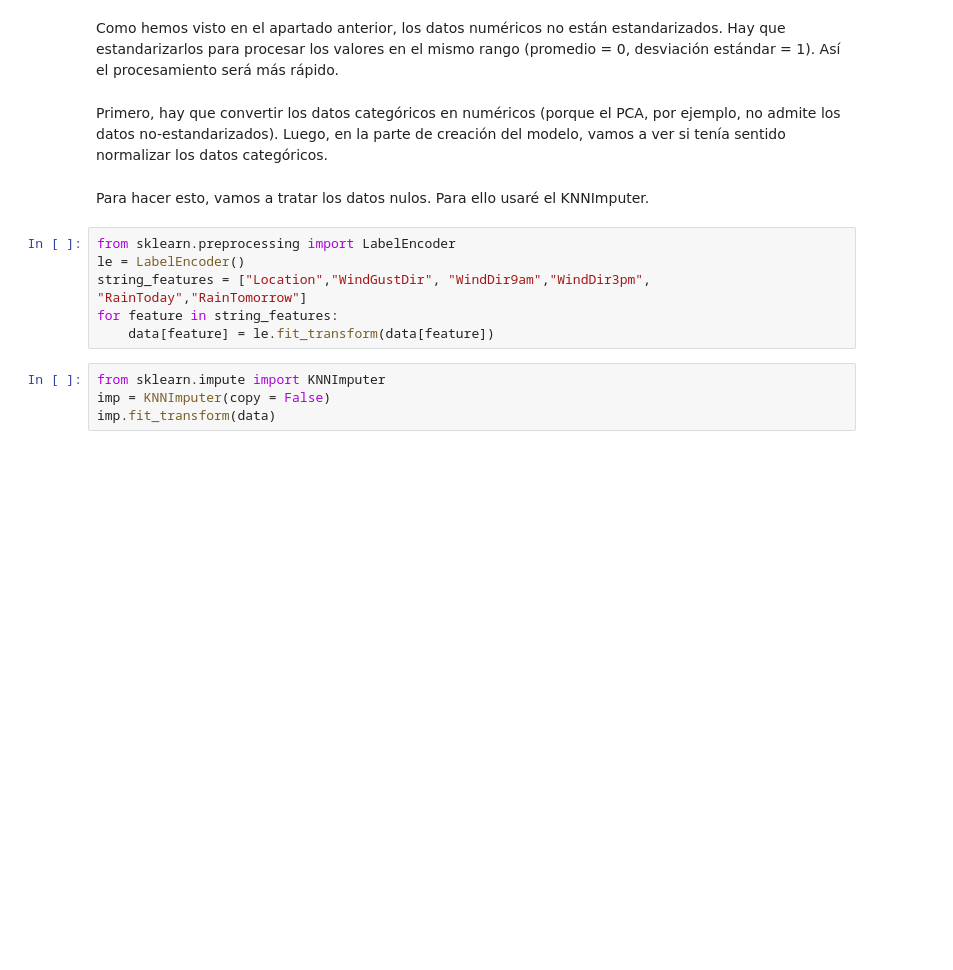
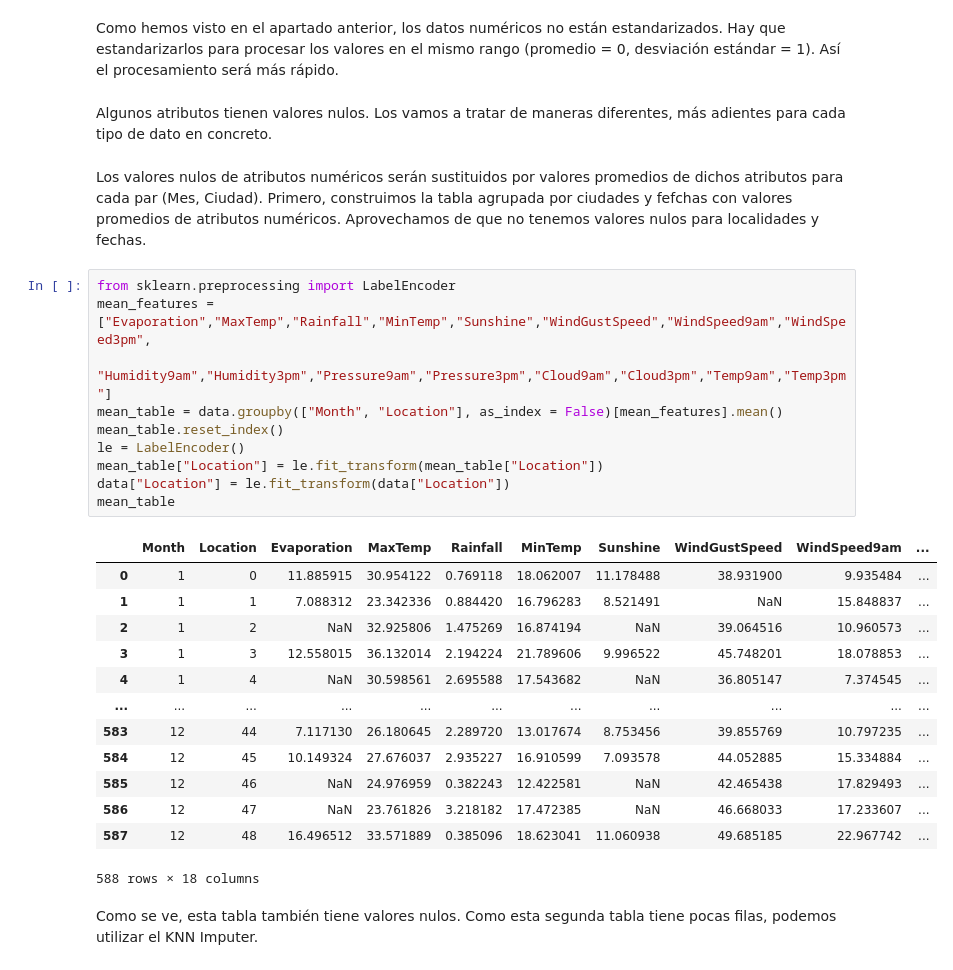
Before and after one commit to susana99ssr/Pr-ctica-2-Aprenentatge-Computacional, a Jupyter notebook: Practica2M.ipynb, the cells around one changed output. Drawn from its saved outputs; the diff is of its cells as text; blank space fills up the shorter version.

Commit message:
Preprocessing, model selection
Lo único que me falta es entrenar los modelos y construir los gráficos. Espero acabarlo todo por la mañana.

```diff
--- a/Practica2M.ipynb
+++ b/Practica2M.ipynb
@@ -96,17 +96,33 @@ El atributo objetivo no está blanceado (tiene 110316 entradas negativas, que es
 ## Preprocessing
 # %% [markdown]
 Como hemos visto en el apartado anterior, los datos numéricos no están estandarizados. Hay que estandarizarlos para procesar los valores en el mismo rango (promedio = 0, desviación estándar = 1). Así el procesamiento será más rápido.
-# %% [markdown]
-Primero, hay que convertir los datos categóricos en numéricos (porque el PCA, por ejemplo, no admite los datos no-estandarizados). Luego, en la parte de creación del modelo, vamos a ver si tenía sentido normalizar los datos categóricos.
-# %% [markdown]
-Para hacer esto, vamos a tratar los datos nulos. Para ello usaré el KNNImputer.
-# %%
-from sklearn.preprocessing import LabelEncoder
-le = LabelEncoder()
-string_features = ["Location","WindGustDir", "WindDir9am","WindDir3pm", "RainToday","RainTomorrow"]
-for feature in string_features:
-    data[feature] = le.fit_transform(data[feature])
+# %% [markdown]
+Algunos atributos tienen valores nulos. Los vamos a tratar de maneras diferentes, más adientes para cada tipo de dato en concreto.
+# %% [markdown]
+Los valores nulos de atributos numéricos serán sustituidos por valores promedios de dichos atributos para cada par (Mes, Ciudad). Primero, construimos la tabla agrupada por ciudades y fefchas con valores promedios de atributos numéricos. Aprovechamos de que no tenemos valores nulos para localidades y fechas.
 # %%
-from sklearn.impute import KNNImputer
-imp = KNNImputer(copy = False)
-imp.fit_transform(data)
+from sklearn.preprocessing import LabelEncoder
+mean_features = ["Evaporation","MaxTemp","Rainfall","MinTemp","Sunshine","WindGustSpeed","WindSpeed9am","WindSpeed3pm",
+                "Humidity9am","Humidity3pm","Pressure9am","Pressure3pm","Cloud9am","Cloud3pm","Temp9am","Temp3pm"]
+mean_table = data.groupby(["Month", "Location"], as_index = False)[mean_features].mean()
+mean_table.reset_index()
+le = LabelEncoder()
+mean_table["Location"] = le.fit_transform(mean_table["Location"])
+data["Location"] = le.fit_transform(data["Location"])
+mean_table
+# %% [output]
+|  | Month | Location | Evaporation | MaxTemp | Rainfall | MinTemp | Sunshine | WindGustSpeed | WindSpeed9am | ... |
+| 0 | 1 | 0 | 11.885915 | 30.954122 | 0.769118 | 18.062007 | 11.178488 | 38.931900 | 9.935484 | ... |
+| 1 | 1 | 1 | 7.088312 | 23.342336 | 0.884420 | 16.796283 | 8.521491 | NaN | 15.848837 | ... |
+| 2 | 1 | 2 | NaN | 32.925806 | 1.475269 | 16.874194 | NaN | 39.064516 | 10.960573 | ... |
+| 3 | 1 | 3 | 12.558015 | 36.132014 | 2.194224 | 21.789606 | 9.996522 | 45.748201 | 18.078853 | ... |
+| 4 | 1 | 4 | NaN | 30.598561 | 2.695588 | 17.543682 | NaN | 36.805147 | 7.374545 | ... |
+| ... | ... | ... | ... | ... | ... | ... | ... | ... | ... | ... |
+| 583 | 12 | 44 | 7.117130 | 26.180645 | 2.289720 | 13.017674 | 8.753456 | 39.855769 | 10.797235 | ... |
+| 584 | 12 | 45 | 10.149324 | 27.676037 | 2.935227 | 16.910599 | 7.093578 | 44.052885 | 15.334884 | ... |
+| 585 | 12 | 46 | NaN | 24.976959 | 0.382243 | 12.422581 | NaN | 42.465438 | 17.829493 | ... |
+| 586 | 12 | 47 | NaN | 23.761826 | 3.218182 | 17.472385 | NaN | 46.668033 | 17.233607 | ... |
+| 587 | 12 | 48 | 16.496512 | 33.571889 | 0.385096 | 18.623041 | 11.060938 | 49.685185 | 22.967742 | ... |
+588 rows × 18 columns
+# %% [markdown]
+Como se ve, esta tabla también tiene valores nulos. Como esta segunda tabla tiene pocas filas, podemos utilizar el KNN Imputer.
```
Also changed, not shown: parts of 19 cells of this notebook.
